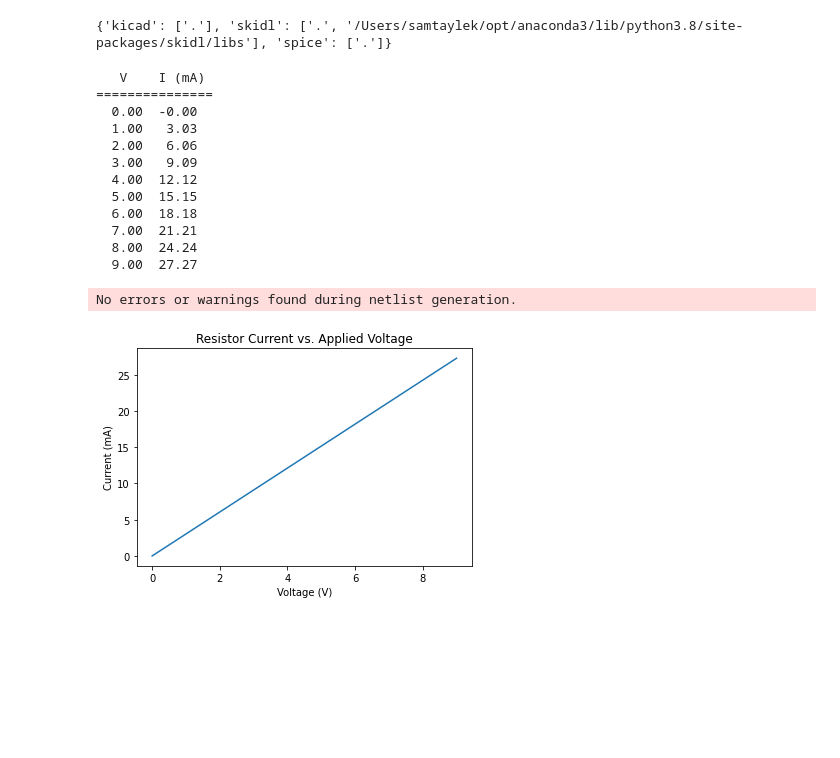
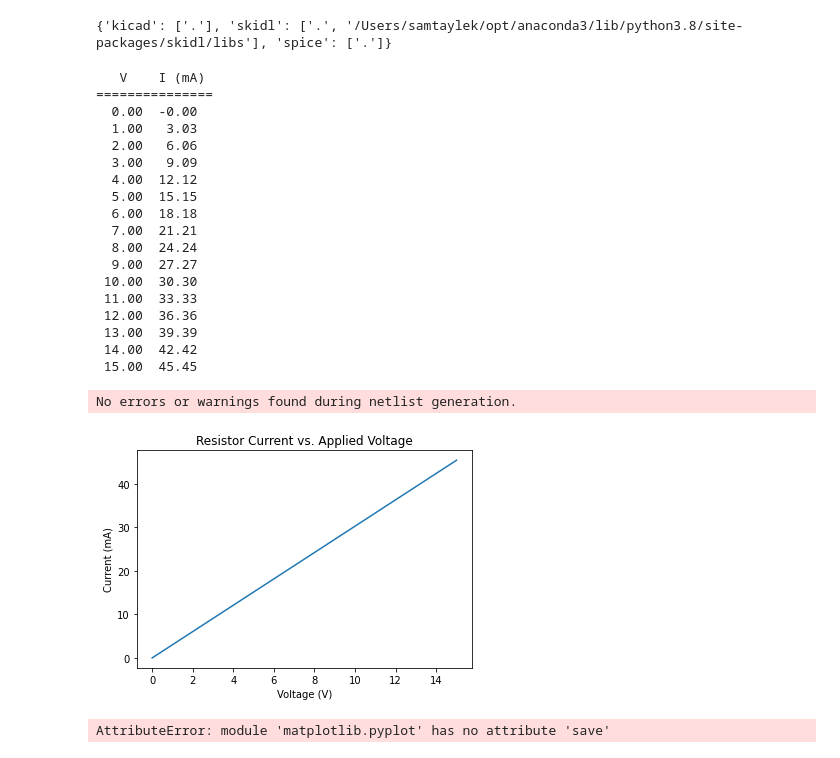
Before and after one commit to Samtaylek17/virtual-laboratory, a Jupyter notebook: Basic Circuit Connection/Circuit Design, Build and Measurement.ipynb, the cells around one changed output. Saved outputs shown, nothing was run; the diff lists cells and outputs as text; code cells hidden in the pictures; blank space fills up the shorter version.

```diff
--- a/Basic Circuit Connection/Circuit Design, Build and Measurement.ipynb
+++ b/Basic Circuit Connection/Circuit Design, Build and Measurement.ipynb
@@ -79,31 +106,39 @@ dc_vals = sim.dc(VS=slice(0, Vs.value, 1))  # Run a DC simulation where the volt
 voltage = dc_vals[node(vs['p'])]       # Get the voltage applied by the positive terminal of the source.
 current = -dc_vals['VS']               # Get the current coming out of the positive terminal of the voltage source.
 
 # Print a table showing the current through the resistor for the various applied voltages.
 print('{:^7s}{:^7s}'.format('V', ' I (mA)'))
 print('='*15)
 for v, i in zip(voltage.as_ndarray(), current.as_ndarray()*1000):
     print('{:6.2f} {:6.2f}'.format(v, i))
 
 #  Create a plot of the current (Y coord) versus the applied voltage (X coord).
 figure = plt.figure(1)
 plt.title('Resistor Current vs. Applied Voltage')
 plt.xlabel('Voltage (V)')
 plt.ylabel('Current (mA)')
 plt.plot(voltage, current*1000) # Plot X=voltage and Y=current (in milliamps, so multiply it by 1000).
 plt.show()
+plt.save('result.png')
 # %% [output]
    V    I (mA)
 ===============
   0.00  -0.00
   1.00   3.03
   2.00   6.06
   3.00   9.09
   4.00  12.12
   5.00  15.15
   6.00  18.18
   7.00  21.21
   8.00  24.24
   9.00  27.27
+ 10.00  30.30
+ 11.00  33.33
+ 12.00  36.36
+ 13.00  39.39
+ 14.00  42.42
+ 15.00  45.45
 No errors or warnings found during netlist generation.
-[figure, old version]
+[figure, new version]
+AttributeError: module 'matplotlib.pyplot' has no attribute 'save'
```
Also changed, not shown: parts of 7 cells of this notebook, 7 other files.
